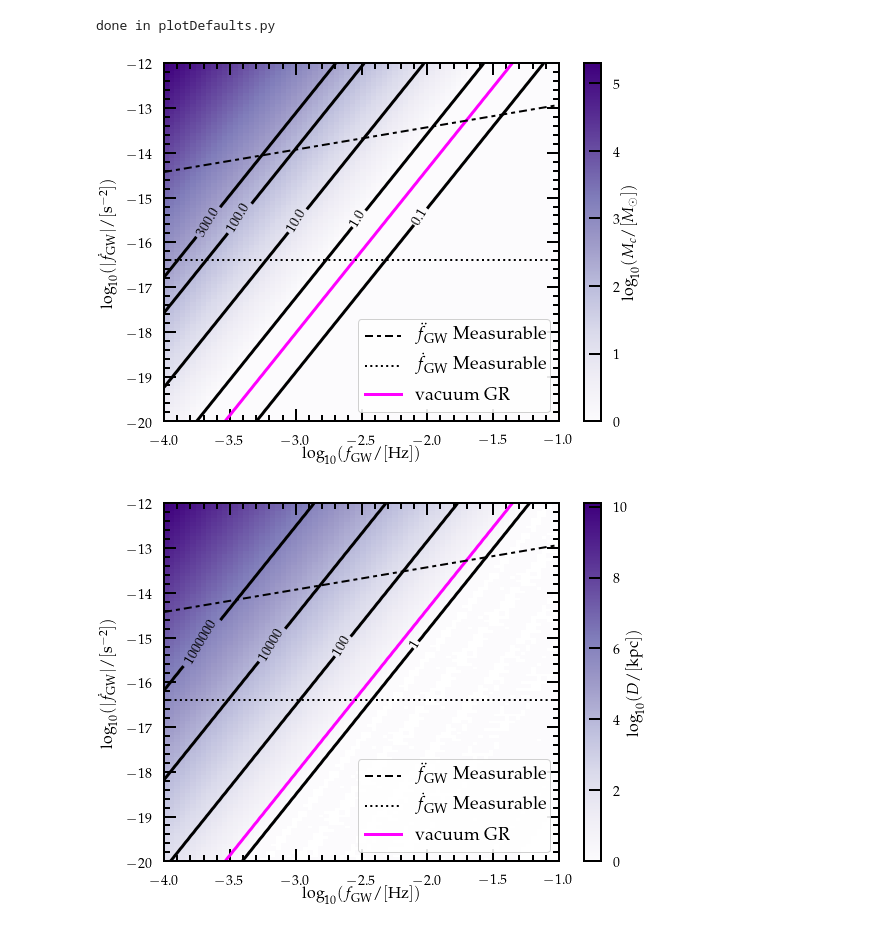
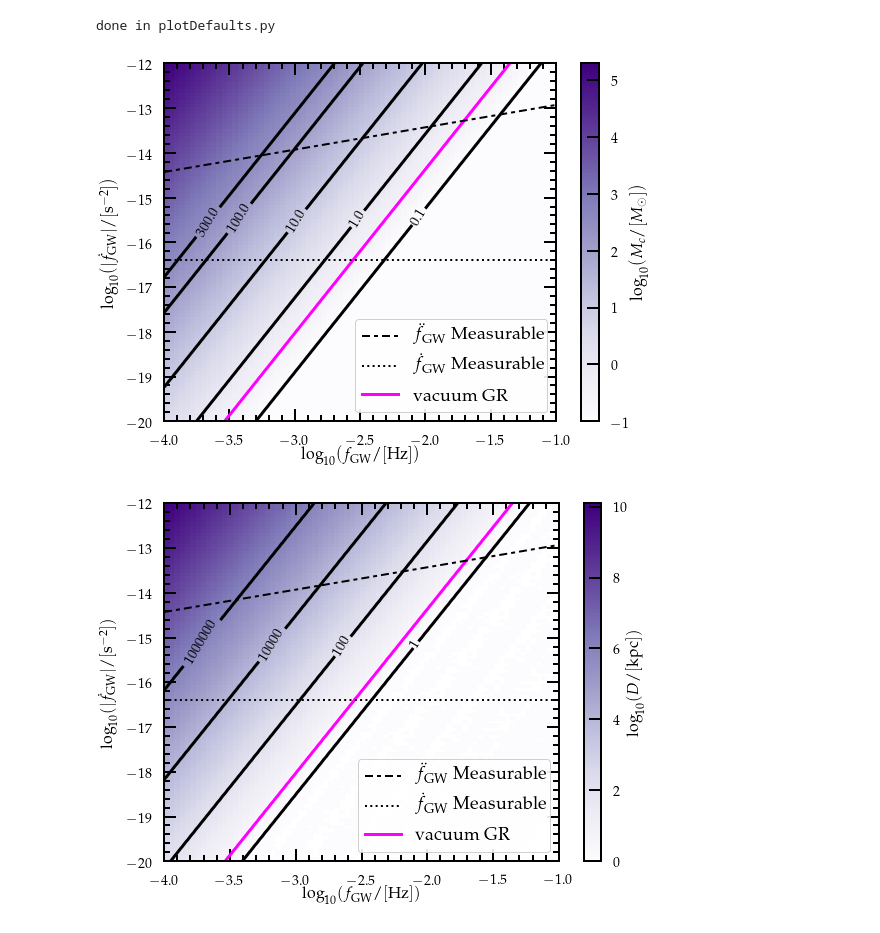
Before and after one commit to tcallister/LISA-and-CE-Evolution, a Jupyter notebook: Stealth_bias/M-D.ipynb, the cells around one changed output. Saved outputs shown, nothing was run; the diff lists cells and outputs as text; code cells hidden in the pictures.

```diff
--- a/Stealth_bias/M-D.ipynb
+++ b/Stealth_bias/M-D.ipynb
@@ -478,29 +480,29 @@ fdot_at_fddotmin = np.sqrt(3./11*fddotmin*f_ref)
 # %%
 fig,ax = plt.subplots(figsize=(8,6))
 
-PS = ax.pcolormesh(np.log10(fs),np.log10(fdots),np.log10(Mc_m).T,cmap='Purples',vmin=0,rasterized=True)
+PS = ax.pcolormesh(np.log10(fs),np.log10(fdots),np.log10(Mc_m).T,cmap='Purples',vmin=-1,rasterized=True)
 CS = ax.contour(np.log10(fs),np.log10(fdots),Mc_m.T,levels=[compute_Mc(0.5,0.3)],colors='magenta',label='vacuum GR')
 CS = ax.contour(np.log10(fs),np.log10(fdots),Mc_m.T,levels=[0.1,1,10,100,300],colors='black')
 cb = fig.colorbar(PS)
 cb.set_label(label="$\log_{10}(M_c / [M_{\odot}])$",fontsize=16, labelpad=6)
 cb.ax.tick_params(labelsize=14)
 ax.clabel(CS, inline=1, inline_spacing=0, fontsize=14,fmt='%1.1f', manual=[(-3.7,-15.5), (-3.4, -15.5), (-3, -15.5), (-2.5, -15.5), (-2, -15.5)])
 cb.ax.tick_params(which = 'minor', length = 0)
 
 ax.plot(np.log10(f_ref),np.log10(fdot_at_fddotmin),lw=2,color='black',dashes=(4,2,2,2),label="$\ddot f_\mathrm{GW}$ Measurable")
 ax.axhline(y=np.log10(fdot_min),color='black',ls=':',lw=2,label="$\dot f_\mathrm{GW}$ Measurable")
 ax.set_xlim(-4,-1)
 ax.set_ylim(-20,-12)
 ax.set_xlabel(r'$\log_{10}(f_{\mathrm{GW}} /\mathrm{[Hz]})$',fontsize=16)
 ax.set_ylabel(r'$\log_{10}(|\dot f_{\mathrm{GW}}|/[\mathrm{s}^{-2}])$',fontsize=16)
 ax.tick_params(labelsize=14)
 ax.plot(1,2,color='magenta',label='vacuum GR')
 
 ax.legend(ncol=1,loc='lower right',fontsize=18,fancybox=True,framealpha=0.9, frameon=True)
 plt.show()
-fig.savefig("McBias.pdf",bbox_inches='tight')
+fig.savefig("/mnt/home/mrenzo/TMP/McBias.pdf",bbox_inches='tight')
 # %% [output]
-[figure, old version]
+[figure, new version]
 # %%
 fig,ax = plt.subplots(figsize=(8,6))
 
```
Also changed, not shown: parts of 2 cells of this notebook, 5 other files.
